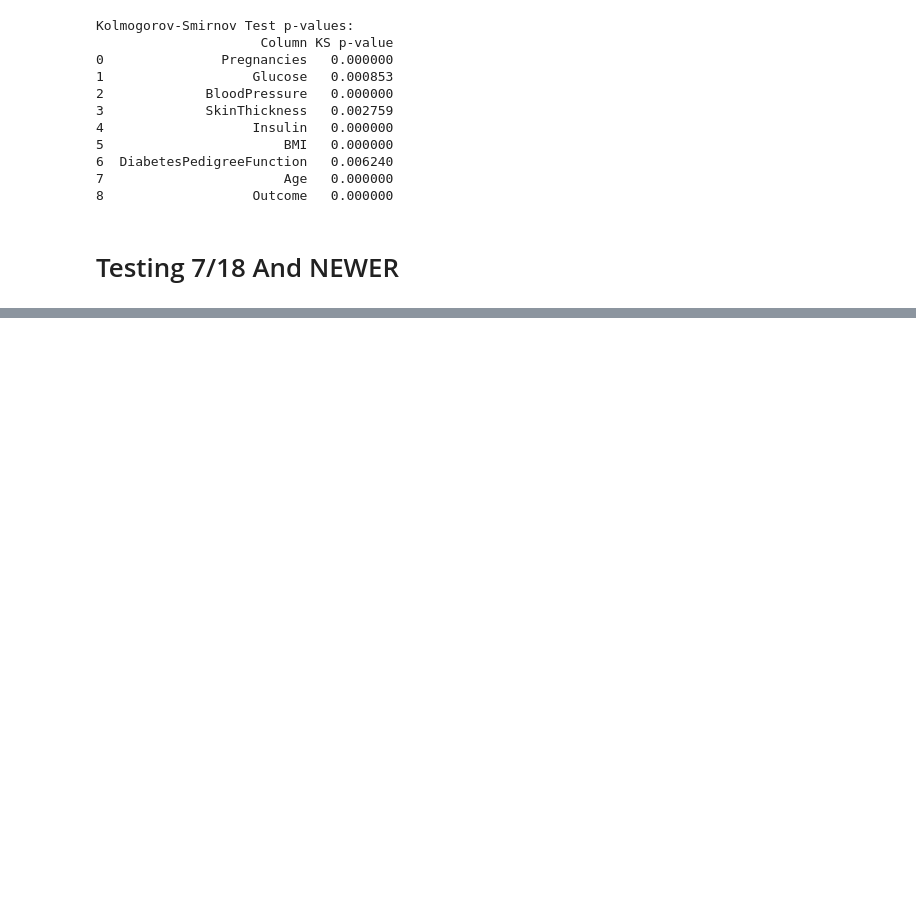
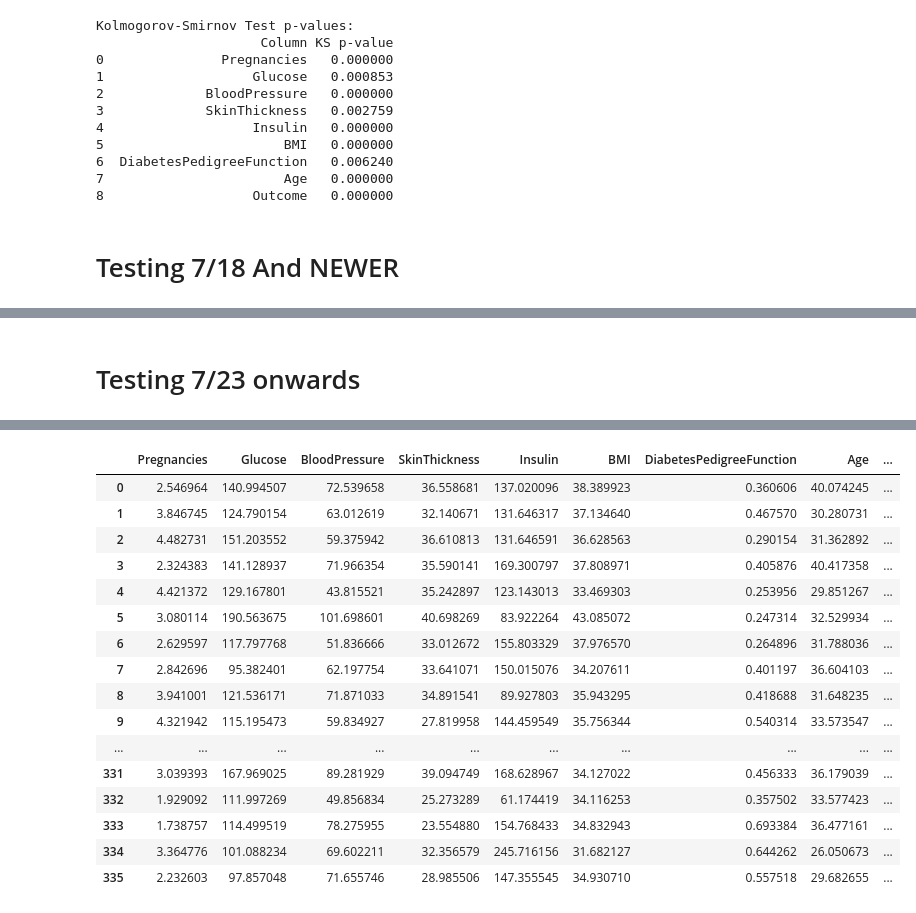
Before and after one commit to Chuchoruto/synth, a Jupyter notebook: testing.ipynb, the cells around one changed output, grey strips where cells are left out. Drawn from its saved outputs; the diff is of its cells as text; code cells hidden in the pictures; blank space fills up the shorter version.

```diff
--- a/testing.ipynb
+++ b/testing.ipynb
@@ -1104,2 +1099,60 @@ Kolmogorov-Smirnov Test p-values:
 7                       Age   0.000000
 8                   Outcome   0.000000
+# %% [markdown]
+# Testing 7/23 onwards
+# %%
+import pandas as pd
+from IPython.display import HTML
+
+
+
+# Function to render a scrollable DataFrame
+def display_scrollable_dataframe(df, max_height=400):
+    """
+    Display a scrollable pandas DataFrame in a Jupyter Notebook.
+
+    Parameters:
+    df (pd.DataFrame): The DataFrame to display.
+    max_height (int): The maximum height of the scrollable area in pixels.
+    """
+    style = f"""
+    <style>
+    .scrollable-dataframe {{
+        max-height: {max_height}px;
+        overflow-y: scroll;
+        display: inline-block;
+    }}
+    </style>
+    """
+
+    html = df.to_html(classes='scrollable-dataframe')
+    display(HTML(style + html))
+
+
+
+# Import necessary modules
+import pandas as pd
+from model import Model
+
+# Define the path to the CSV file and the number of samples to generate
+csv_path = 'diabetes.csv'
+num_samples = 336
+
+# Instantiate the Model class
+model = Model(csv_path, num_samples)
+
+# Display the first few rows of the original dataset
+# print("\nOriginal Data")
+# display_scrollable_dataframe(model.original_set)
+
+# Display the first few rows of the generated synthetic data
+print("\nSelected Synthetic Data:")
+display_scrollable_dataframe(model.selected_synthetic_data)
+
+#print("\nNondiscriminatory Data")
+#display_scrollable_dataframe(model.nondiscriminatory_data)
+
+# Display the KS test p-values
+print("\nKolmogorov-Smirnov Test p-values:")
+print(model.p_values_df)
+# %% [output]
@@ -1105,0 +1176,17 @@ Kolmogorov-Smirnov Test p-values:
+|  | Pregnancies | Glucose | BloodPressure | SkinThickness | Insulin | BMI | DiabetesPedigreeFunction | Age | ... |
+| 0 | 2.546964 | 140.994507 | 72.539658 | 36.558681 | 137.020096 | 38.389923 | 0.360606 | 40.074245 | ... |
+| 1 | 3.846745 | 124.790154 | 63.012619 | 32.140671 | 131.646317 | 37.134640 | 0.467570 | 30.280731 | ... |
+| 2 | 4.482731 | 151.203552 | 59.375942 | 36.610813 | 131.646591 | 36.628563 | 0.290154 | 31.362892 | ... |
+| 3 | 2.324383 | 141.128937 | 71.966354 | 35.590141 | 169.300797 | 37.808971 | 0.405876 | 40.417358 | ... |
+| 4 | 4.421372 | 129.167801 | 43.815521 | 35.242897 | 123.143013 | 33.469303 | 0.253956 | 29.851267 | ... |
+| 5 | 3.080114 | 190.563675 | 101.698601 | 40.698269 | 83.922264 | 43.085072 | 0.247314 | 32.529934 | ... |
+| 6 | 2.629597 | 117.797768 | 51.836666 | 33.012672 | 155.803329 | 37.976570 | 0.264896 | 31.788036 | ... |
+| 7 | 2.842696 | 95.382401 | 62.197754 | 33.641071 | 150.015076 | 34.207611 | 0.401197 | 36.604103 | ... |
+| 8 | 3.941001 | 121.536171 | 71.871033 | 34.891541 | 89.927803 | 35.943295 | 0.418688 | 31.648235 | ... |
+| 9 | 4.321942 | 115.195473 | 59.834927 | 27.819958 | 144.459549 | 35.756344 | 0.540314 | 33.573547 | ... |
+| ... | ... | ... | ... | ... | ... | ... | ... | ... | ... |
+| 331 | 3.039393 | 167.969025 | 89.281929 | 39.094749 | 168.628967 | 34.127022 | 0.456333 | 36.179039 | ... |
+| 332 | 1.929092 | 111.997269 | 49.856834 | 25.273289 | 61.174419 | 34.116253 | 0.357502 | 33.577423 | ... |
+| 333 | 1.738757 | 114.499519 | 78.275955 | 23.554880 | 154.768433 | 34.832943 | 0.693384 | 36.477161 | ... |
+| 334 | 3.364776 | 101.088234 | 69.602211 | 32.356579 | 245.716156 | 31.682127 | 0.644262 | 26.050673 | ... |
+| 335 | 2.232603 | 97.857048 | 71.655746 | 28.985506 | 147.355545 | 34.930710 | 0.557518 | 29.682655 | ... |
```
Also changed, not shown: parts of 2 cells of this notebook, 2 other files.
